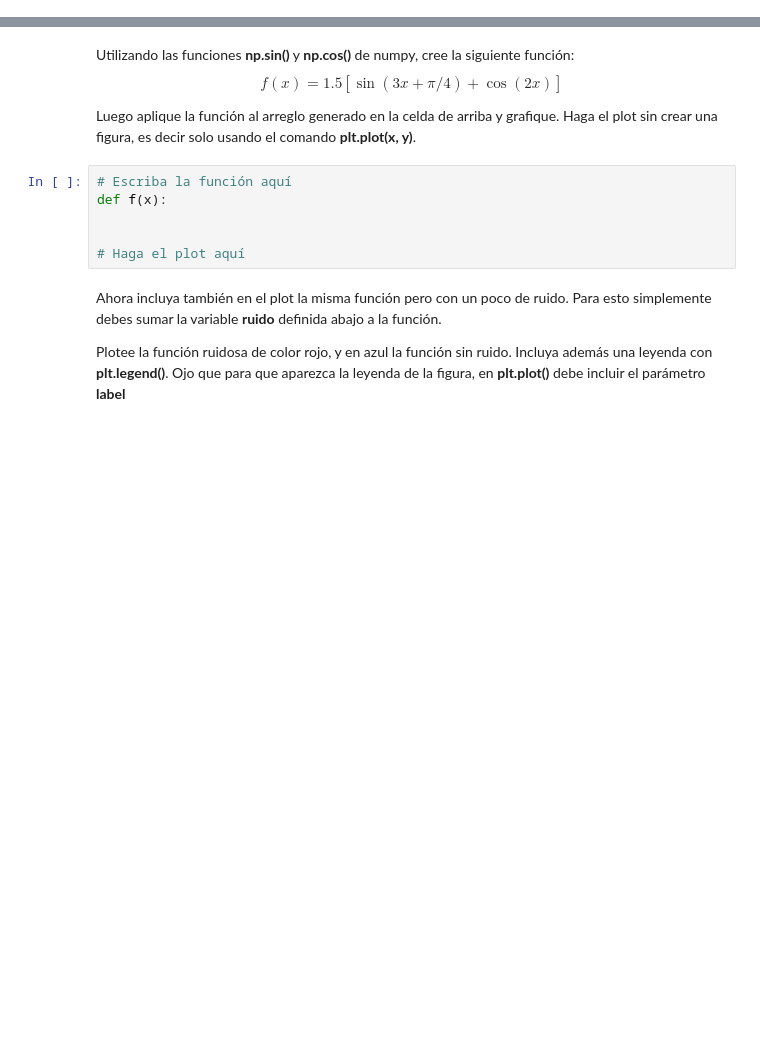
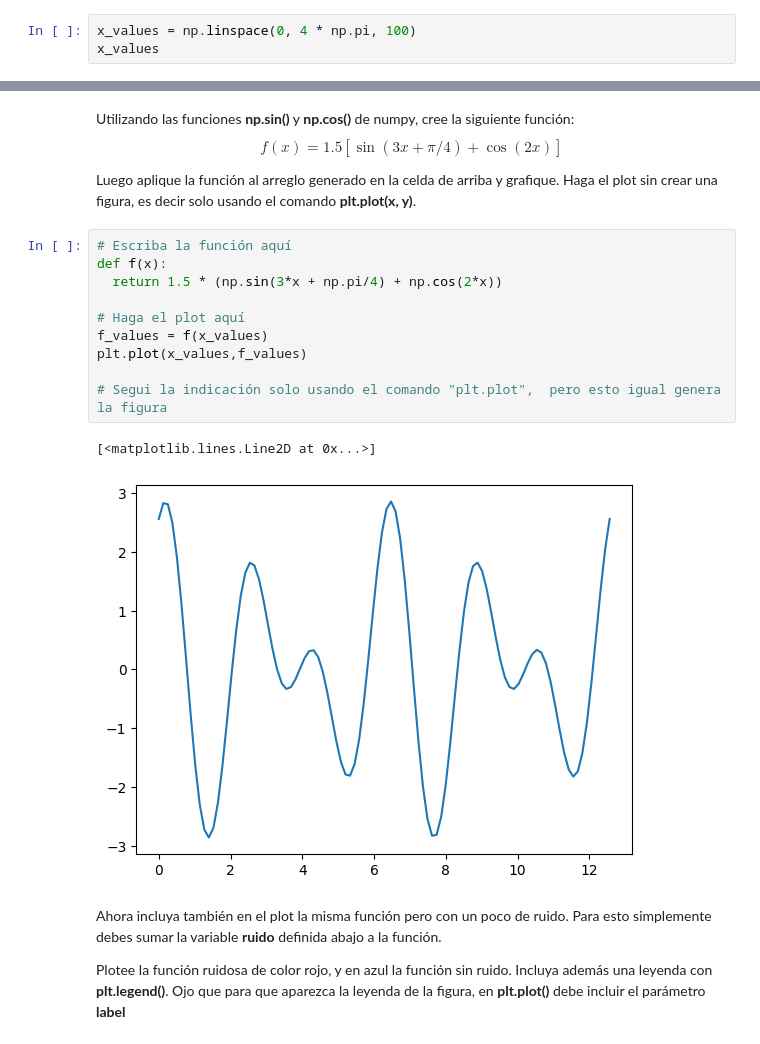
Before and after one commit to Cristobal-Gomez/Tarea-1, a Jupyter notebook: Tarea_1.ipynb, the cells around one changed output, grey strips where cells are left out. Cells and saved outputs as stored; diff of their text form; blank space fills up the shorter version.

```diff
--- a/Tarea_1.ipynb
+++ b/Tarea_1.ipynb
@@ -269,0 +317,3 @@ x_values =
+# %%
+x_values = np.linspace(0, 4 * np.pi, 100)
+x_values
@@ -272,12 +343,19 @@ Utilizando las funciones **np.sin()** y **np.cos()** de numpy, cree la siguiente
 $$f(x) = 1.5[\sin(3x+\pi/4)+\cos(2x)] \tag{2}$$
 
 Luego aplique la función al arreglo generado en la celda de arriba y grafique. Haga el plot sin crear una figura, es decir solo usando el comando **plt.plot(x, y)**.
-# %%
-# Escriba la función aquí
-def f(x):
-
-
-# Haga el plot aquí
+# %%
+# Escriba la función aquí
+def f(x):
+  return 1.5 * (np.sin(3*x + np.pi/4) + np.cos(2*x))
+
+# Haga el plot aquí
+f_values = f(x_values)
+plt.plot(x_values,f_values)
+
+# Segui la indicación solo usando el comando "plt.plot",  pero esto igual genera la figura
+# %% [output]
+[<matplotlib.lines.Line2D at 0x...>]
+[figure, added]
 # %% [markdown]
 Ahora incluya también en el plot la misma función  pero con un poco de ruido. Para esto simplemente debes sumar la variable **ruido** definida abajo a la función.
 
```
Also changed, not shown: parts of 21 cells of this notebook.
